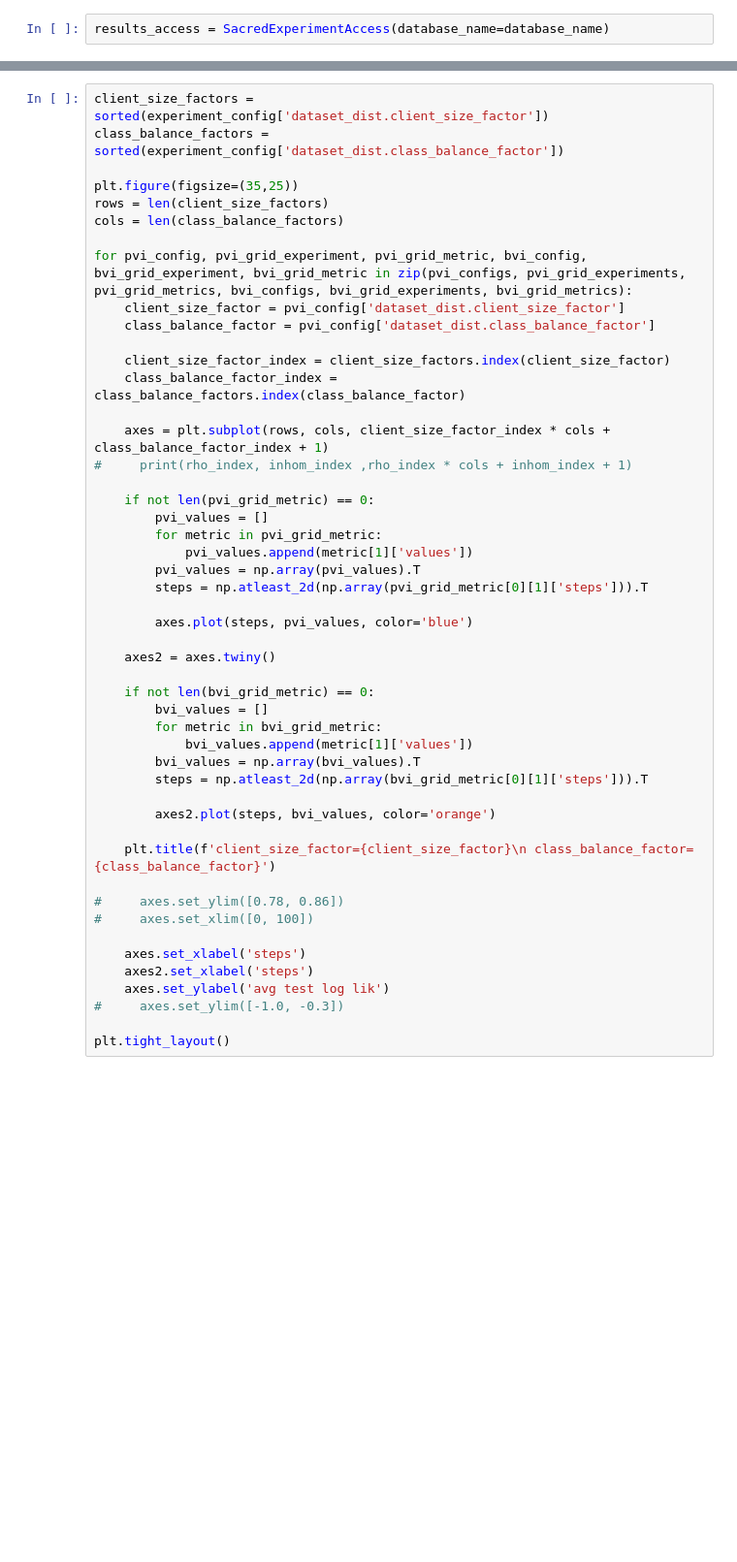
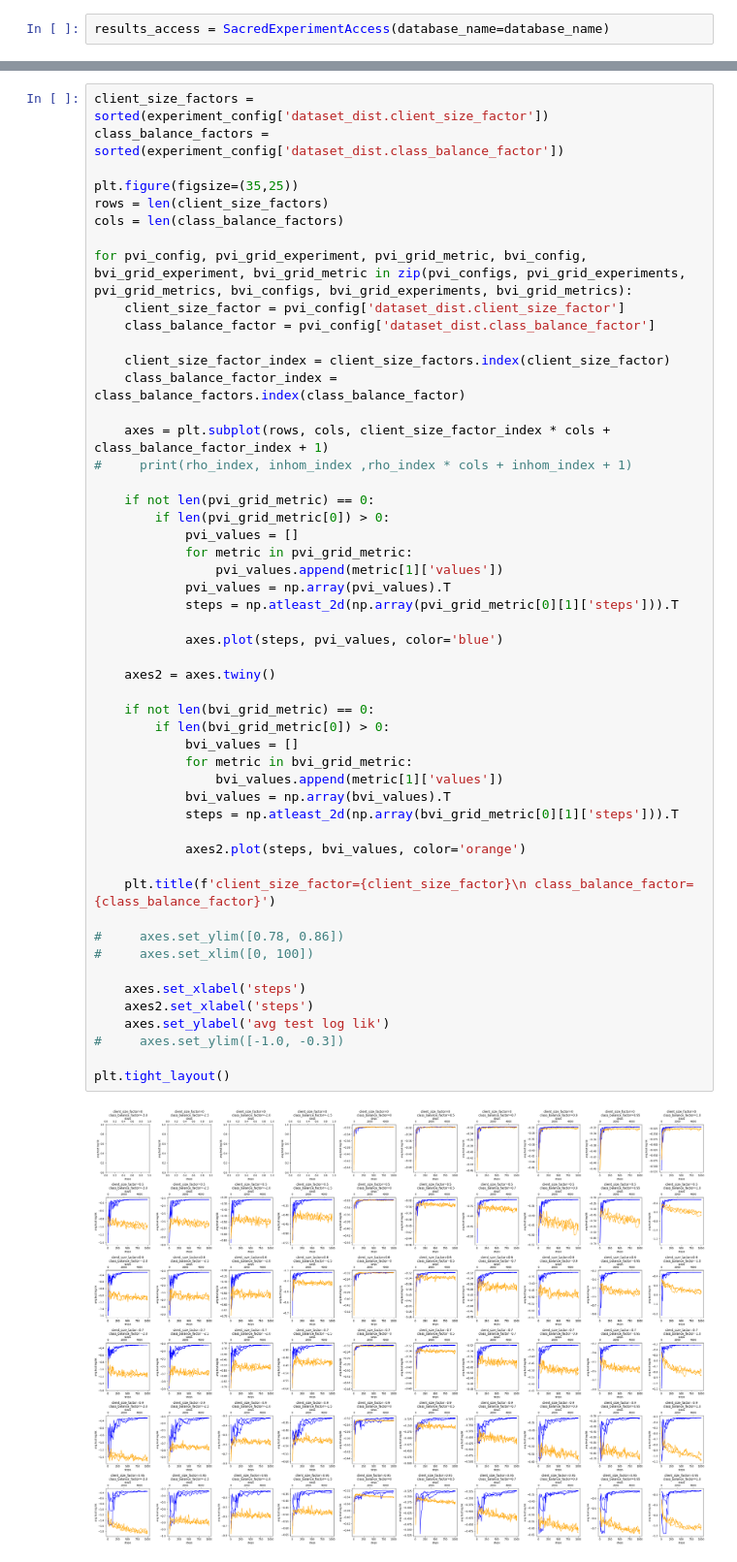
Before and after one commit to MrinankSharma/DP-PVI, a Jupyter notebook: experiments/workshop/notebooks/inhomogeneity/Initial inhomogeneity investigation new LRs.ipynb, the cells around one changed output, grey strips where cells are left out. Shown at 97% size. Drawn from its saved outputs; the diff is of its cells as text; blank space fills up the shorter version.

```diff
--- a/experiments/workshop/notebooks/inhomogeneity/Initial inhomogeneity investigation new LRs.ipynb
+++ b/experiments/workshop/notebooks/inhomogeneity/Initial inhomogeneity investigation new LRs.ipynb
@@ -154,42 +154,46 @@ cols = len(class_balance_factors)
 
 for pvi_config, pvi_grid_experiment, pvi_grid_metric, bvi_config, bvi_grid_experiment, bvi_grid_metric in zip(pvi_configs, pvi_grid_experiments, pvi_grid_metrics, bvi_configs, bvi_grid_experiments, bvi_grid_metrics):
     client_size_factor = pvi_config['dataset_dist.client_size_factor']
     class_balance_factor = pvi_config['dataset_dist.class_balance_factor']
 
     client_size_factor_index = client_size_factors.index(client_size_factor)
     class_balance_factor_index = class_balance_factors.index(class_balance_factor)
 
     axes = plt.subplot(rows, cols, client_size_factor_index * cols + class_balance_factor_index + 1)
 #     print(rho_index, inhom_index ,rho_index * cols + inhom_index + 1)
 
     if not len(pvi_grid_metric) == 0:
-        pvi_values = []
-        for metric in pvi_grid_metric:
-            pvi_values.append(metric[1]['values'])
-        pvi_values = np.array(pvi_values).T
-        steps = np.atleast_2d(np.array(pvi_grid_metric[0][1]['steps'])).T
+        if len(pvi_grid_metric[0]) > 0:
+            pvi_values = []
+            for metric in pvi_grid_metric:
+                pvi_values.append(metric[1]['values'])
+            pvi_values = np.array(pvi_values).T
+            steps = np.atleast_2d(np.array(pvi_grid_metric[0][1]['steps'])).T
 
-        axes.plot(steps, pvi_values, color='blue')
+            axes.plot(steps, pvi_values, color='blue')
 
     axes2 = axes.twiny()
 
     if not len(bvi_grid_metric) == 0:
-        bvi_values = []
-        for metric in bvi_grid_metric:
-            bvi_values.append(metric[1]['values'])
-        bvi_values = np.array(bvi_values).T
-        steps = np.atleast_2d(np.array(bvi_grid_metric[0][1]['steps'])).T
+        if len(bvi_grid_metric[0]) > 0:
+            bvi_values = []
+            for metric in bvi_grid_metric:
+                bvi_values.append(metric[1]['values'])
+            bvi_values = np.array(bvi_values).T
+            steps = np.atleast_2d(np.array(bvi_grid_metric[0][1]['steps'])).T
 
-        axes2.plot(steps, bvi_values, color='orange')
+            axes2.plot(steps, bvi_values, color='orange')
 
     plt.title(f'client_size_factor={client_size_factor}\n class_balance_factor={class_balance_factor}')
 
 #     axes.set_ylim([0.78, 0.86])
 #     axes.set_xlim([0, 100])
 
     axes.set_xlabel('steps')
     axes2.set_xlabel('steps')
     axes.set_ylabel('avg test log lik')
 #     axes.set_ylim([-1.0, -0.3])
 
 plt.tight_layout()
+# %% [output]
+[figure, added]
```
Also changed, not shown: parts of 6 cells of this notebook.
